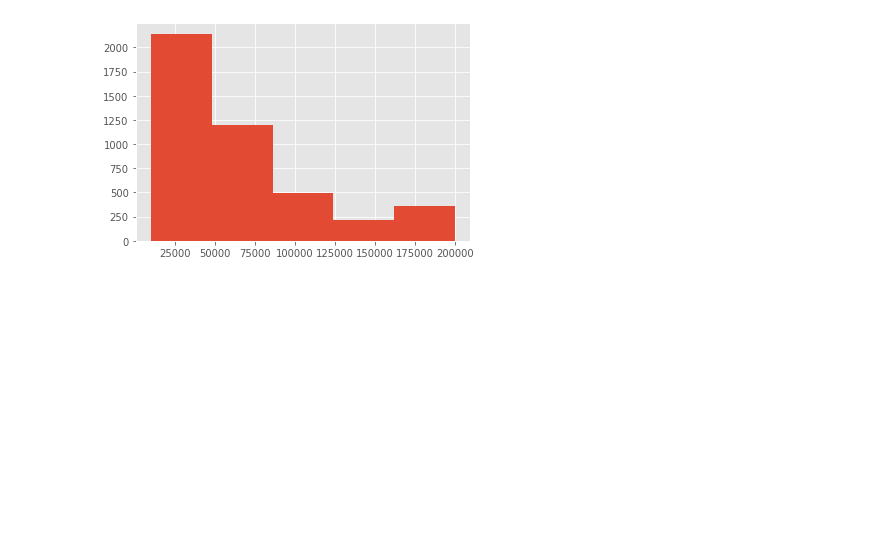
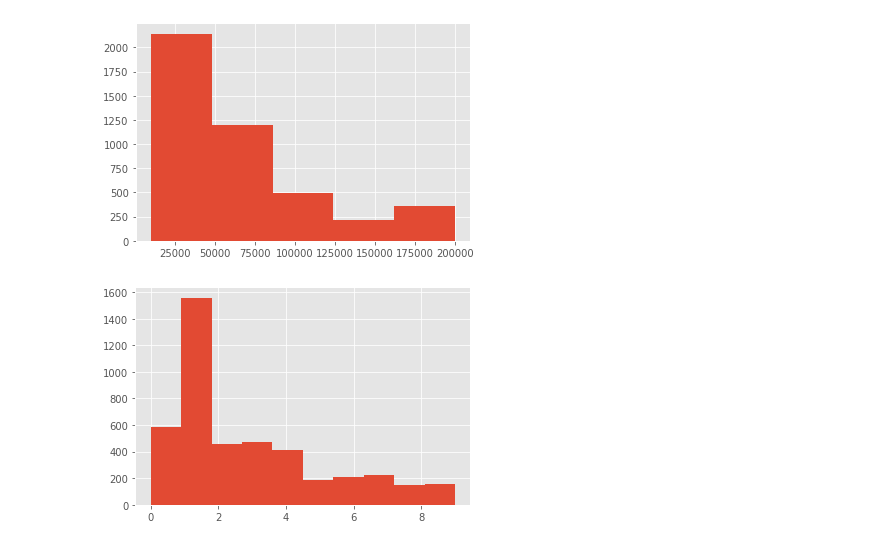
Before and after one commit to santiagogz11/HRProject, a Jupyter notebook: Exploracion.ipynb, the cells around one changed output. Drawn from its saved outputs; the diff is of its cells as text; code cells hidden in the pictures; blank space fills up the shorter version.

```diff
--- a/Exploracion.ipynb
+++ b/Exploracion.ipynb
@@ -177,3 +179,8 @@ df_general.MonthlyIncome.hist(bins=5)
 plt.show()
 # %% [output]
 [figure]
+# %%
+df_general.NumCompaniesWorked.hist()
+plt.show()
+# %% [output]
+[figure, added]
```
Also changed, not shown: parts of 10 cells of this notebook, 2 other files.
